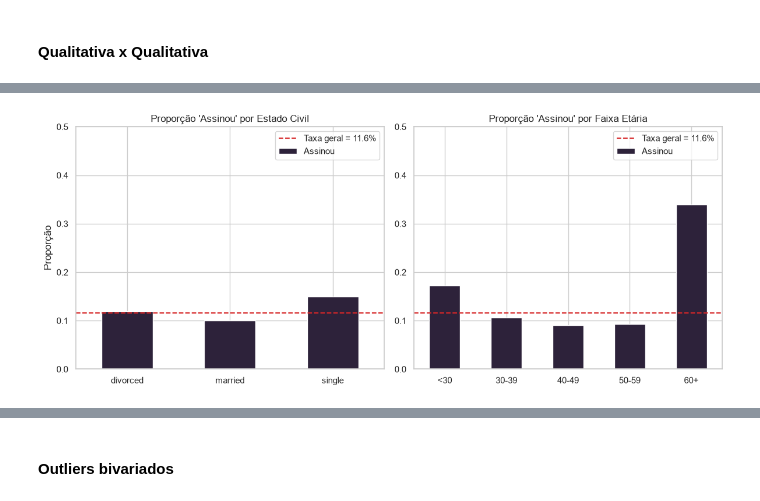
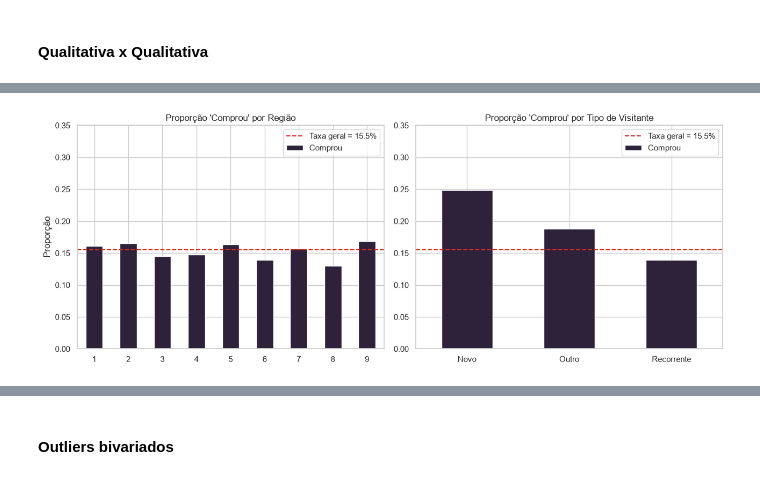
Before and after one commit to lipaocbraz/Streamlit-AVD, a Jupyter notebook: notebooks/eda.ipynb, the cells around one changed output, grey strips where cells are left out. Saved outputs shown, nothing was run; the diff lists cells and outputs as text; code cells hidden in the pictures.

```diff
--- a/notebooks/eda.ipynb
+++ b/notebooks/eda.ipynb
@@ -170,4 +243,0 @@ pd.DataFrame({"n_unknown": contagem_unknown,
-# %%
-# Convertendo o "unknown" em NaN de verdade, para usar as ferramentas de ausentes do pandas
-df = df.replace("unknown", np.nan)
-df.isna().sum()
@@ -888,13 +946,12 @@ corr_pearson = df[VARS_QUANT].corr(method="pearson")
 corr_spearman = df[VARS_QUANT].corr(method="spearman")
 corr_kendall = df[VARS_QUANT].corr(method="kendall")
 
-fig, ax = plt.subplots(1, 3, figsize=(16, 4.5), sharey=True)
-sns.heatmap(corr_pearson, annot=True, fmt=".2f", cmap="coolwarm", vmin=-1, vmax=1, ax=ax[0])
-ax[0].set_title("Matriz de Correlação — Pearson")
-sns.heatmap(corr_spearman, annot=True, fmt=".2f", cmap="coolwarm", vmin=-1, vmax=1, ax=ax[1])
-ax[1].set_title("Matriz de Correlação — Spearman")
-sns.heatmap(corr_kendall, annot=True, fmt=".2f", cmap="coolwarm", vmin=-1, vmax=1, ax=ax[2])
-ax[2].set_title("Matriz de Correlação — Kendall")
+rotulos = VARS_QUANT
+fig, ax = plt.subplots(1, 3, figsize=(24, 7), sharey=True)
+for eixo, (nome, matriz) in zip(ax, [("Pearson", corr_pearson), ("Spearman", corr_spearman), ("Kendall", corr_kendall)]):
+    sns.heatmap(matriz, annot=True, fmt=".2f", cmap="coolwarm", vmin=-1, vmax=1, ax=eixo,
+                xticklabels=rotulos, yticklabels=rotulos, annot_kws={"size": 8})
+    eixo.set_title(f"Matriz de Correlação — {nome}")
 plt.tight_layout()
 plt.show()
 # %% [output]
@@ -1069,8 +1131,0 @@ Será que o desfecho se comporta igual em diferentes subgrupos de **atributos se
-# %%
-df["faixa_etaria"] = pd.cut(df["age"], bins=[0, 30, 40, 50, 60, 100], right=False,
-                            labels=["<30", "30-39", "40-49", "50-59", "60+"])
-
-print("Desbalanceamento — estado civil:")
-print(metrica_desbalanceamento(df["marital"]))
-print("\nDesbalanceamento — faixa etária:")
-print(metrica_desbalanceamento(df["faixa_etaria"]))
@@ -1089,25 +1160,26 @@ dtype: float64
 # %%
-prop_por_civil = pd.crosstab(df["marital"], df["assinou_deposito"], normalize="index").round(3)
-prop_por_faixa = pd.crosstab(df["faixa_etaria"], df["assinou_deposito"], normalize="index").round(3)
-taxa_geral = (df["assinou_deposito"] == "Assinou").mean()
+prop_por_regiao = pd.crosstab(df["regiao"], df["comprou"], normalize="index").round(3)
+prop_por_regiao = prop_por_regiao.sort_index(key=lambda idx: idx.astype(int))
+prop_por_visitante = pd.crosstab(df["tipo_visitante"], df["comprou"], normalize="index").round(3)
+taxa_geral = (df["comprou"] == "Comprou").mean()
 
-fig, axes = plt.subplots(1, 2, figsize=(12, 5))
+fig, axes = plt.subplots(1, 2, figsize=(13, 5))
 
-prop_por_civil["Assinou"].plot(kind="bar", color=COR_DESTAQUE, ax=axes[0])
-axes[0].set_title("Proporção 'Assinou' por Estado Civil")
+prop_por_regiao["Comprou"].plot(kind="bar", color=COR_DESTAQUE, ax=axes[0])
+axes[0].set_title("Proporção 'Comprou' por Região")
 axes[0].set_ylabel("Proporção")
 
-prop_por_faixa["Assinou"].plot(kind="bar", color=COR_DESTAQUE, ax=axes[1])
-axes[1].set_title("Proporção 'Assinou' por Faixa Etária")
+prop_por_visitante["Comprou"].plot(kind="bar", color=COR_DESTAQUE, ax=axes[1])
+axes[1].set_title("Proporção 'Comprou' por Tipo de Visitante")
 
 for ax in axes:
     ax.axhline(taxa_geral, color=COR_ALERTA, linestyle="--", label=f"Taxa geral = {taxa_geral:.1%}")
-    ax.set_ylim(0, 0.5)
+    ax.set_ylim(0, 0.35)
     ax.tick_params(axis="x", rotation=0)
     ax.set_xlabel("")
     ax.legend()
 
 plt.tight_layout()
 plt.show()
 # %% [output]
-[figure, old version]
+[figure, new version]
```
Also changed, not shown: parts of 162 cells of this notebook, 5 other files.
